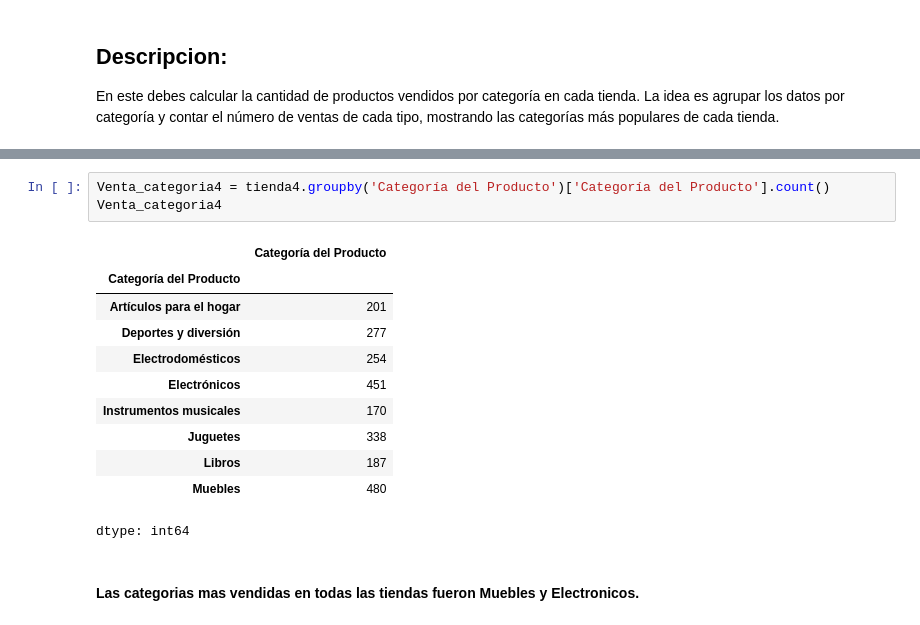
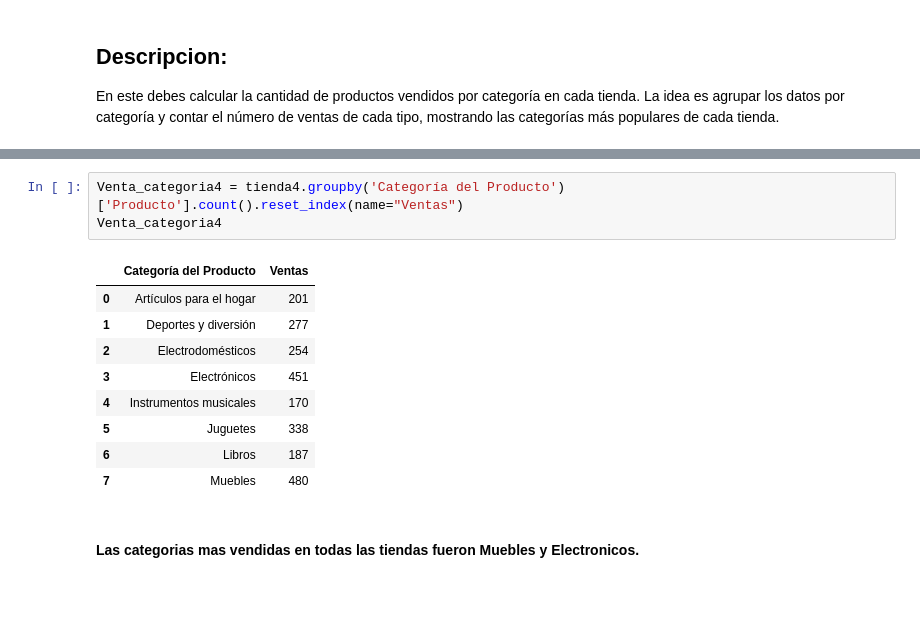
Before and after one commit to jorigo/Challenge-Tienda-de-Juan-DataScience, a Jupyter notebook: Challenge_tienda_juan.ipynb, the cells around one changed output, grey strips where cells are left out. Cells and saved outputs as stored; diff of their text form; blank space fills up the shorter version.

```diff
--- a/Challenge_tienda_juan.ipynb
+++ b/Challenge_tienda_juan.ipynb
@@ -105,18 +101,16 @@ dtype: int64
 # %%
-Venta_categoria4 = tienda4.groupby('Categoría del Producto')['Categoría del Producto'].count()
+Venta_categoria4 = tienda4.groupby('Categoría del Producto')['Producto'].count().reset_index(name="Ventas")
 Venta_categoria4
 # %% [output]
-|  | Categoría del Producto |
-| Categoría del Producto |  |
-| Artículos para el hogar | 201 |
-| Deportes y diversión | 277 |
-| Electrodomésticos | 254 |
-| Electrónicos | 451 |
-| Instrumentos musicales | 170 |
-| Juguetes | 338 |
-| Libros | 187 |
-| Muebles | 480 |
+|  | Categoría del Producto | Ventas |
+| 0 | Artículos para el hogar | 201 |
+| 1 | Deportes y diversión | 277 |
+| 2 | Electrodomésticos | 254 |
+| 3 | Electrónicos | 451 |
+| 4 | Instrumentos musicales | 170 |
+| 5 | Juguetes | 338 |
+| 6 | Libros | 187 |
+| 7 | Muebles | 480 |
-dtype: int64
 # %% [markdown]
 #### Las categorias mas vendidas en todas las tiendas fueron **Muebles** y **Electronicos**.
 # %% [markdown]
```
Also changed, not shown: parts of 20 cells of this notebook.
